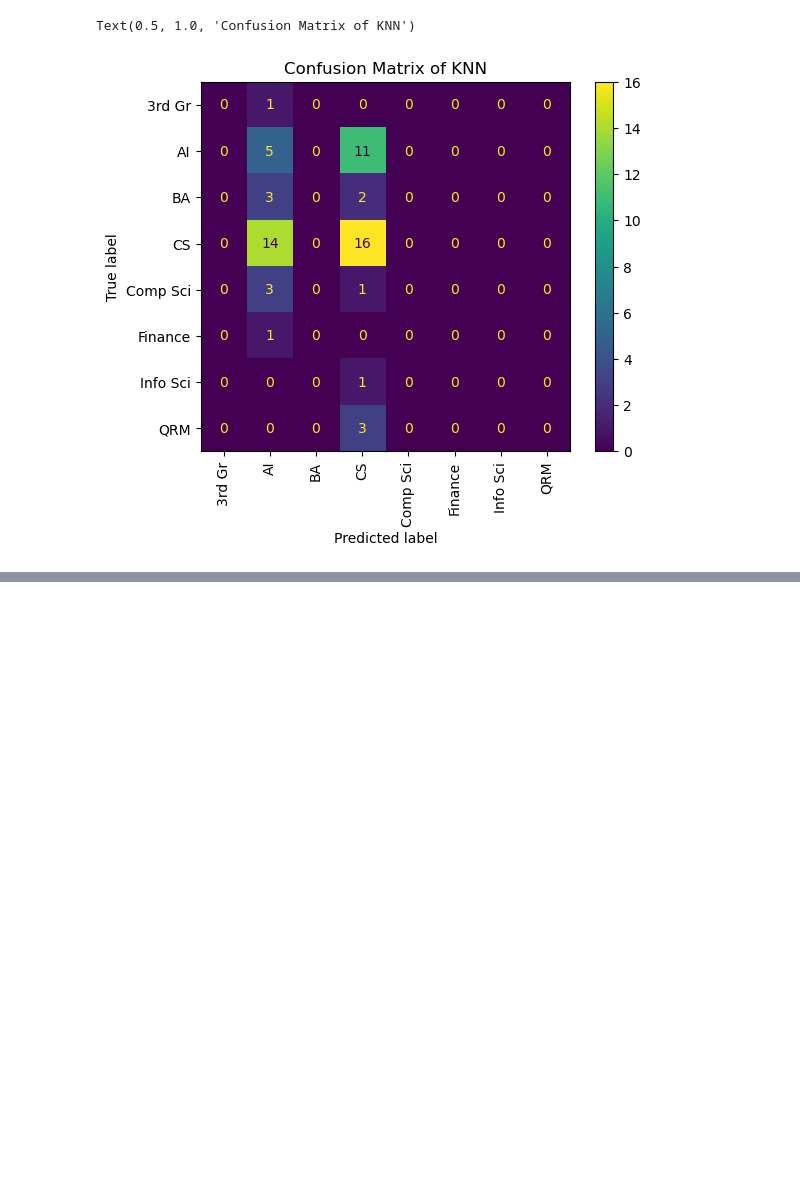
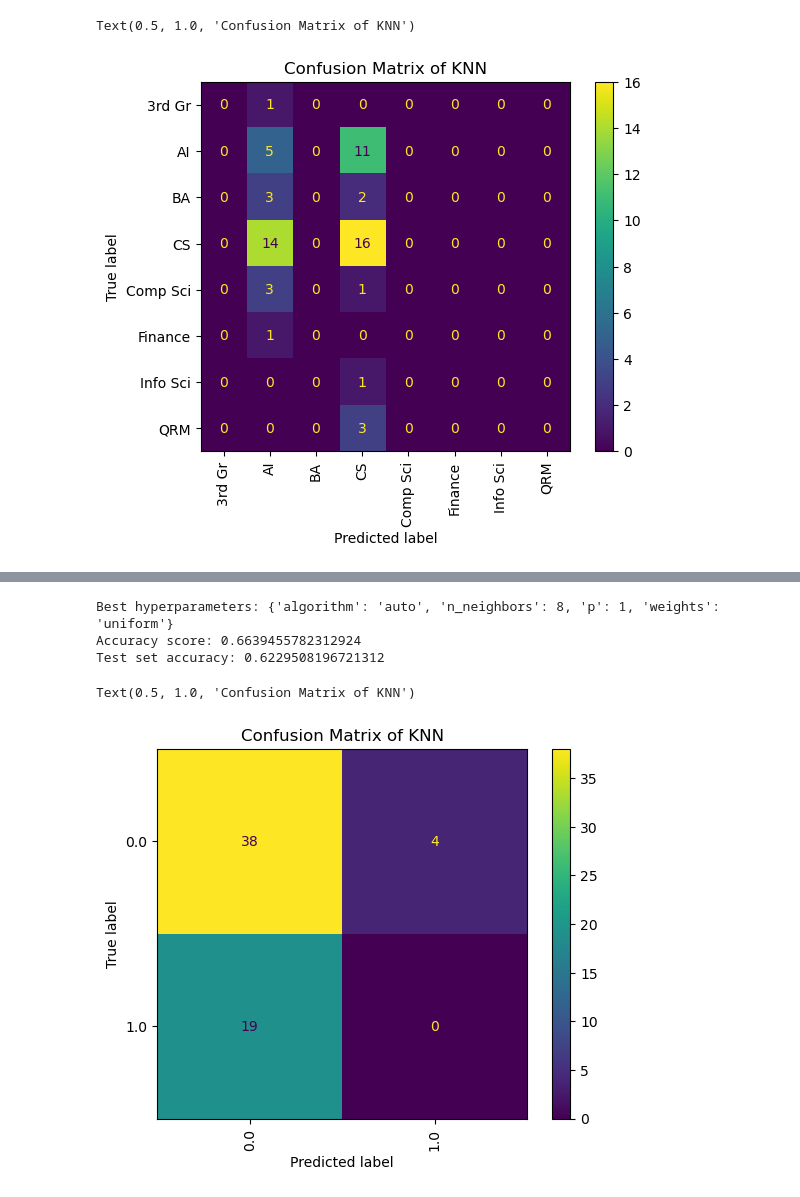
Before and after one commit to Mohammed-majeed/DMT_VU, a Jupyter notebook: DMT_Assignment_1 Task 2 .ipynb, the cells around one changed output, grey strips where cells are left out. Drawn from its saved outputs; the diff is of its cells as text; code cells hidden in the pictures; blank space fills up the shorter version.

```diff
--- a/DMT_Assignment_1 Task 2 .ipynb
+++ b/DMT_Assignment_1 Task 2 .ipynb
@@ -108,0 +157,45 @@ Text(0.5, 1.0, 'Confusion Matrix of Decision Tree')
+# %%
+# Load the dataset
+iris = pd.read_csv('new_data_fill_missing_with_previous_row.csv')
+iris = iris.dropna()
+
+# Separate target variable and feature variables
+target = iris['course_retrieval']
+iris = iris.drop(['course_retrieval','programme',"Tijdstempel",'random_number','good_day_(1)',
+                  'good_day_(2)','birthday','bed_time'], axis=1)
+# Split the dataset into training and testing sets
+X_train, X_test, y_train, y_test = train_test_split(iris, target, test_size=0.2, random_state=42)
+
+# Create KNN model
+knn = KNeighborsClassifier()
+
+# Define the hyperparameters to be tuned
+param_grid = {
+    'n_neighbors': range(1, 30),
+    'weights': ['uniform', 'distance'],
+    'algorithm': ['auto', 'ball_tree', 'kd_tree', 'brute'],
+    'p': [1, 2]
+}
+
+# Perform a grid search to find the best hyperparameters
+grid_search = GridSearchCV(knn, param_grid=param_grid, cv=5)
+grid_search.fit(X_train, y_train)
+
+# Print the best hyperparameters and their corresponding accuracy score
+print("Best hyperparameters:", grid_search.best_params_)
+print("Accuracy score:", grid_search.best_score_)
+
+# Evaluate the performance on the test set using the best hyperparameters
+y_pred = grid_search.predict(X_test)
+accuracy = accuracy_score(y_test, y_pred)
+print("Test set accuracy:", accuracy)
+
+# Plot the confusion matrix
+plot_confusion_matrix(grid_search, X_test, y_test,xticks_rotation='vertical')
+plt.title("Confusion Matrix of KNN")
+# %% [output]
+Best hyperparameters: {'algorithm': 'auto', 'n_neighbors': 8, 'p': 1, 'weights': 'uniform'}
+Accuracy score: 0.6639455782312924
+Test set accuracy: 0.6229508196721312
+Text(0.5, 1.0, 'Confusion Matrix of KNN')
+[figure, added]
```
Also changed, not shown: parts of 7 cells of this notebook, 9 other files.
